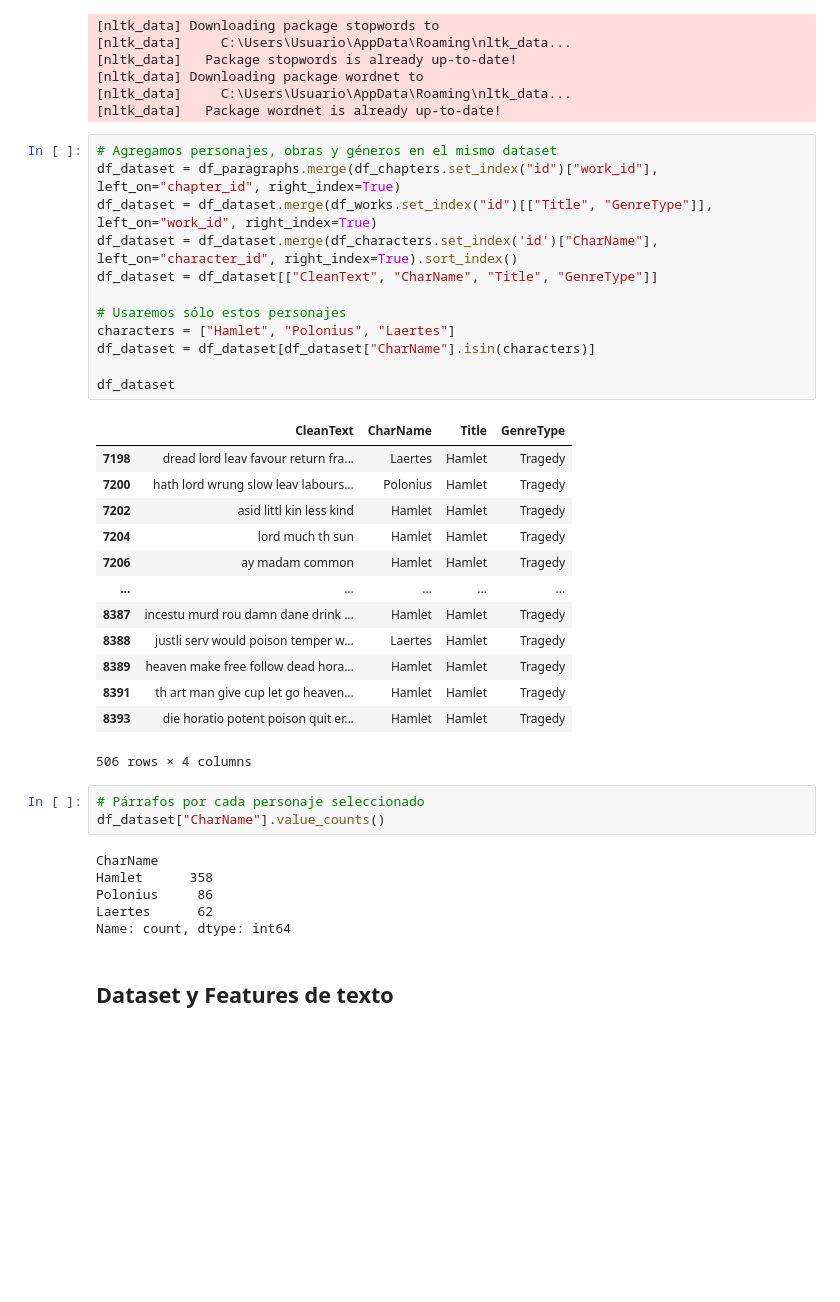
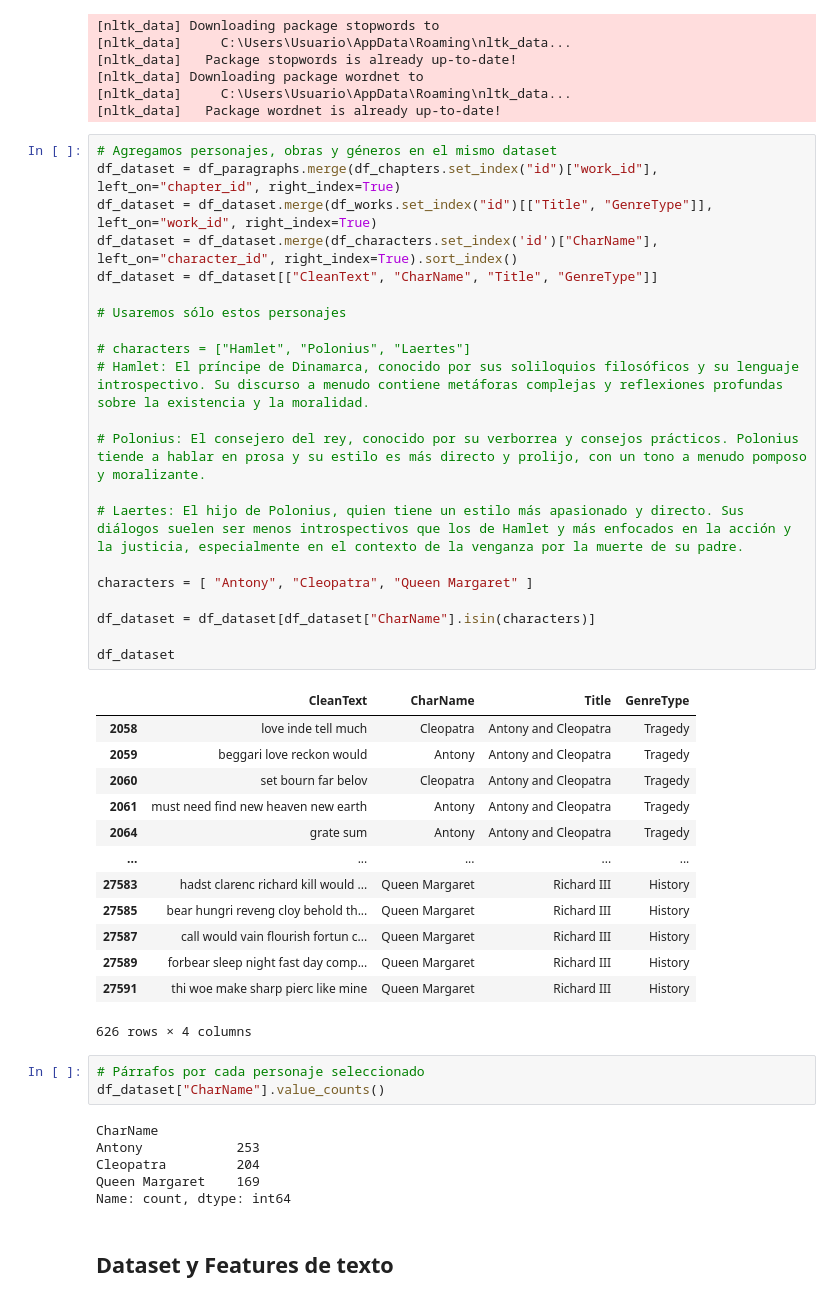
Before and after one commit to leandrodzp/introcd_dominguez_romani, a Jupyter notebook: tarea_2/shakespeare_tarea_2.ipynb, the cells around one changed output. Saved outputs shown, nothing was run; the diff lists cells and outputs as text; blank space fills up the shorter version.

```diff
--- a/tarea_2/shakespeare_tarea_2.ipynb
+++ b/tarea_2/shakespeare_tarea_2.ipynb
@@ -155,37 +155,46 @@ df_paragraphs["CleanText"] = clean_text(df_paragraphs, "PlainText", stop=True, s
 # %%
 # Agregamos personajes, obras y géneros en el mismo dataset
 df_dataset = df_paragraphs.merge(df_chapters.set_index("id")["work_id"], left_on="chapter_id", right_index=True)
 df_dataset = df_dataset.merge(df_works.set_index("id")[["Title", "GenreType"]], left_on="work_id", right_index=True)
 df_dataset = df_dataset.merge(df_characters.set_index('id')["CharName"], left_on="character_id", right_index=True).sort_index()
 df_dataset = df_dataset[["CleanText", "CharName", "Title", "GenreType"]]
 
 # Usaremos sólo estos personajes
-characters = ["Hamlet", "Polonius", "Laertes"]
+
+# characters = ["Hamlet", "Polonius", "Laertes"]
+# Hamlet: El príncipe de Dinamarca, conocido por sus soliloquios filosóficos y su lenguaje introspectivo. Su discurso a menudo contiene metáforas complejas y reflexiones profundas sobre la existencia y la moralidad.
+
+# Polonius: El consejero del rey, conocido por su verborrea y consejos prácticos. Polonius tiende a hablar en prosa y su estilo es más directo y prolijo, con un tono a menudo pomposo y moralizante.
+
+# Laertes: El hijo de Polonius, quien tiene un estilo más apasionado y directo. Sus diálogos suelen ser menos introspectivos que los de Hamlet y más enfocados en la acción y la justicia, especialmente en el contexto de la venganza por la muerte de su padre.
+
+characters = [ "Antony", "Cleopatra", "Queen Margaret" ]
+
 df_dataset = df_dataset[df_dataset["CharName"].isin(characters)]
 
 df_dataset
 # %% [output]
 |  | CleanText | CharName | Title | GenreType |
-| 7198 | dread lord leav favour return fra... | Laertes | Hamlet | Tragedy |
-| 7200 | hath lord wrung slow leav labours... | Polonius | Hamlet | Tragedy |
-| 7202 | asid littl kin less kind | Hamlet | Hamlet | Tragedy |
-| 7204 | lord much th sun | Hamlet | Hamlet | Tragedy |
-| 7206 | ay madam common | Hamlet | Hamlet | Tragedy |
+| 2058 | love inde tell much | Cleopatra | Antony and Cleopatra | Tragedy |
+| 2059 | beggari love reckon would | Antony | Antony and Cleopatra | Tragedy |
+| 2060 | set bourn far belov | Cleopatra | Antony and Cleopatra | Tragedy |
+| 2061 | must need find new heaven new earth | Antony | Antony and Cleopatra | Tragedy |
+| 2064 | grate sum | Antony | Antony and Cleopatra | Tragedy |
 | ... | ... | ... | ... | ... |
-| 8387 | incestu murd rou damn dane drink ... | Hamlet | Hamlet | Tragedy |
-| 8388 | justli serv would poison temper w... | Laertes | Hamlet | Tragedy |
-| 8389 | heaven make free follow dead hora... | Hamlet | Hamlet | Tragedy |
-| 8391 | th art man give cup let go heaven... | Hamlet | Hamlet | Tragedy |
-| 8393 | die horatio potent poison quit er... | Hamlet | Hamlet | Tragedy |
+| 27583 | hadst clarenc richard kill would ... | Queen Margaret | Richard III | History |
+| 27585 | bear hungri reveng cloy behold th... | Queen Margaret | Richard III | History |
+| 27587 | call would vain flourish fortun c... | Queen Margaret | Richard III | History |
+| 27589 | forbear sleep night fast day comp... | Queen Margaret | Richard III | History |
+| 27591 | thi woe make sharp pierc like mine | Queen Margaret | Richard III | History |
-506 rows × 4 columns
+626 rows × 4 columns
 # %%
 # Párrafos por cada personaje seleccionado
 df_dataset["CharName"].value_counts()
 # %% [output]
 CharName
-Hamlet      358
-Polonius     86
-Laertes      62
+Antony            253
+Cleopatra         204
+Queen Margaret    169
 Name: count, dtype: int64
 # %% [markdown]
 ## Dataset y Features de texto
```
Also changed, not shown: parts of 23 cells of this notebook.
